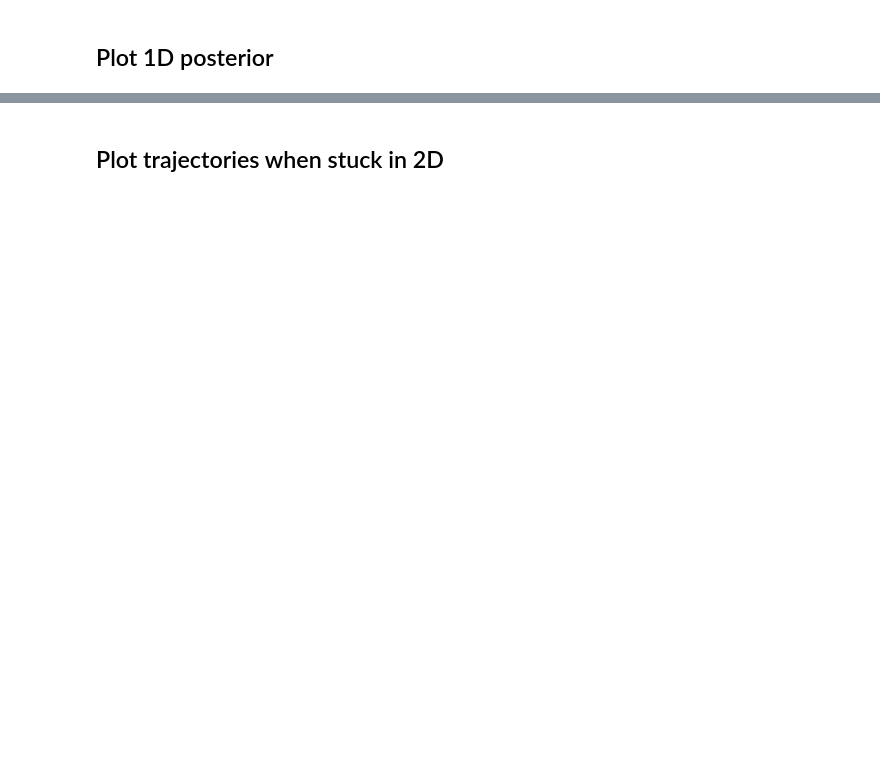
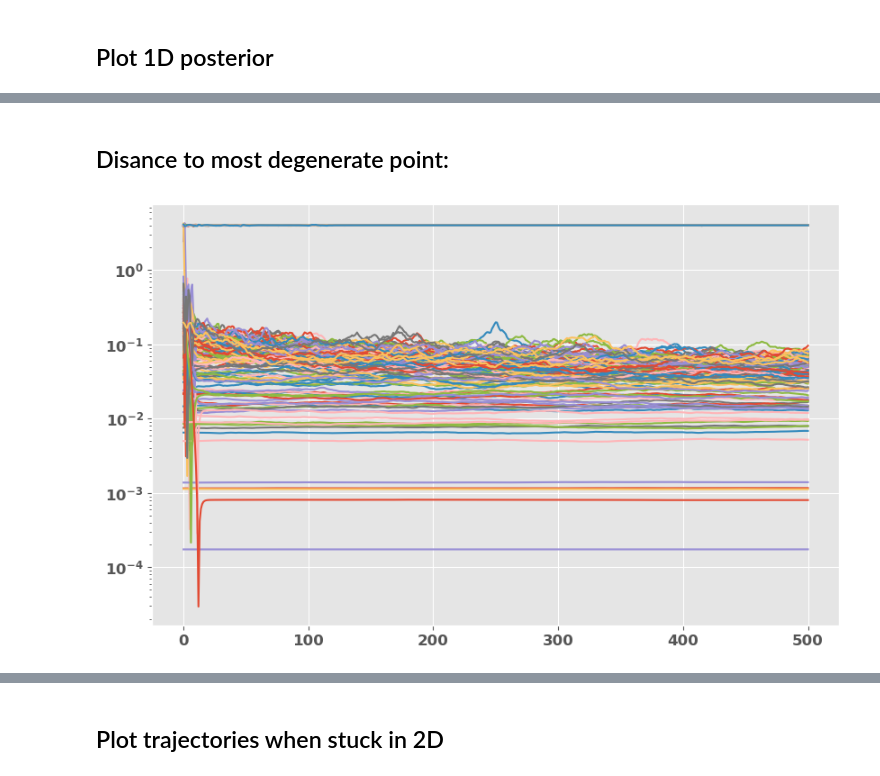
Before and after one commit to gcorlouer/SLTforSGD, a Jupyter notebook: notebooks/sgd_stuck.ipynb, the cells around one changed output, grey strips where cells are left out. Cells and saved outputs as stored; diff of their text form; code cells hidden in the pictures; blank space fills up the shorter version.

```diff
--- a/notebooks/sgd_stuck.ipynb
+++ b/notebooks/sgd_stuck.ipynb
@@ -117,0 +119,12 @@ plt.show()
+# %% [markdown]
+## Disance to most degenerate point:
+# %%
+# Get rid of trajetories that diverge.
+niterations = nsamples/batch_size
+time = np.arange(0,niterations +1,1)
+distance = np.abs((clean_traj - w0))
+for i in range(distance.shape[0]):
+    plt.plot(time, distance[i,:])
+    plt.yscale('log')
+# %% [output]
+[figure, added]
```
Also changed, not shown: parts of 15 cells of this notebook, 4 other files.
